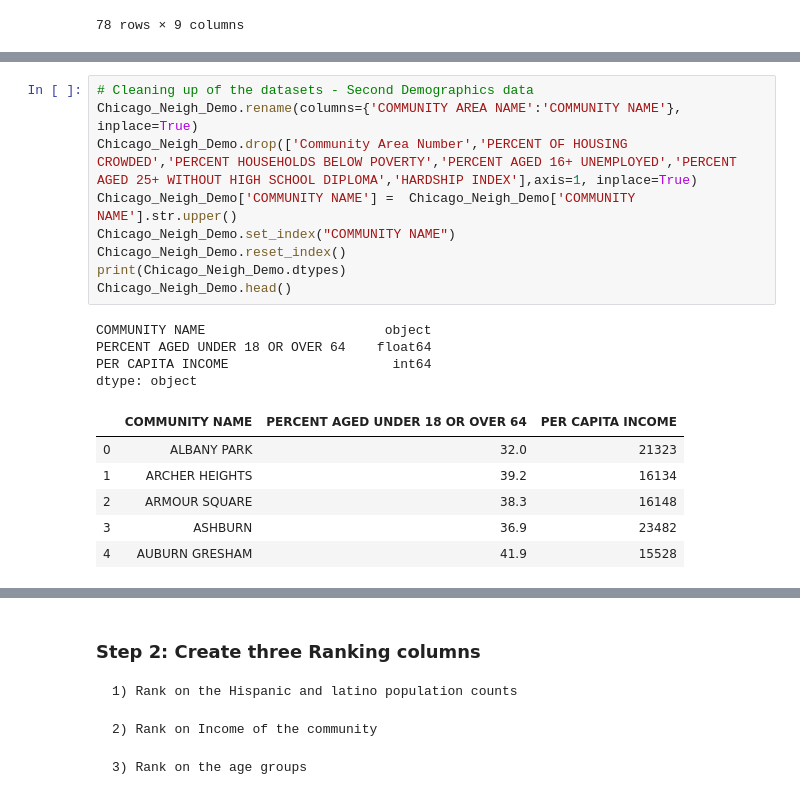
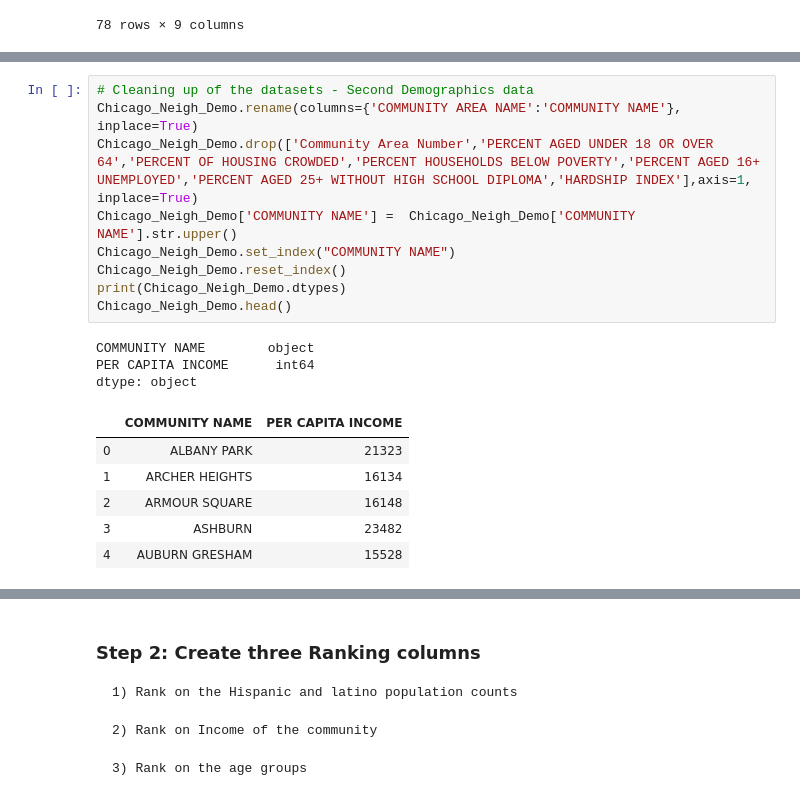
Before and after one commit to LRT-YASH/TestDSRepo, a Jupyter notebook: Week5_Final.ipynb, the cells around one changed output, grey strips where cells are left out. Drawn from its saved outputs; the diff is of its cells as text.

```diff
--- a/Week5_Final.ipynb
+++ b/Week5_Final.ipynb
@@ -115,23 +114,22 @@ Chicago_Neigh.shape
 # %%
 # Cleaning up of the datasets - Second Demographics data
 Chicago_Neigh_Demo.rename(columns={'COMMUNITY AREA NAME':'COMMUNITY NAME'}, inplace=True)
-Chicago_Neigh_Demo.drop(['Community Area Number','PERCENT OF HOUSING CROWDED','PERCENT HOUSEHOLDS BELOW POVERTY','PERCENT AGED 16+ UNEMPLOYED','PERCENT AGED 25+ WITHOUT HIGH SCHOOL DIPLOMA','HARDSHIP INDEX'],axis=1, inplace=True)
+Chicago_Neigh_Demo.drop(['Community Area Number','PERCENT AGED UNDER 18 OR OVER 64','PERCENT OF HOUSING CROWDED','PERCENT HOUSEHOLDS BELOW POVERTY','PERCENT AGED 16+ UNEMPLOYED','PERCENT AGED 25+ WITHOUT HIGH SCHOOL DIPLOMA','HARDSHIP INDEX'],axis=1, inplace=True)
 Chicago_Neigh_Demo['COMMUNITY NAME'] =  Chicago_Neigh_Demo['COMMUNITY NAME'].str.upper()
 Chicago_Neigh_Demo.set_index("COMMUNITY NAME")
 Chicago_Neigh_Demo.reset_index()
 print(Chicago_Neigh_Demo.dtypes)
 Chicago_Neigh_Demo.head()
 # %% [output]
-COMMUNITY NAME                       object
-PERCENT AGED UNDER 18 OR OVER 64    float64
-PER CAPITA INCOME                     int64
+COMMUNITY NAME        object
+PER CAPITA INCOME      int64
 dtype: object
-|  | COMMUNITY NAME | PERCENT AGED UNDER 18 OR OVER 64 | PER CAPITA INCOME |
-| 0 | ALBANY PARK | 32.0 | 21323 |
-| 1 | ARCHER HEIGHTS | 39.2 | 16134 |
-| 2 | ARMOUR SQUARE | 38.3 | 16148 |
-| 3 | ASHBURN | 36.9 | 23482 |
-| 4 | AUBURN GRESHAM | 41.9 | 15528 |
+|  | COMMUNITY NAME | PER CAPITA INCOME |
+| 0 | ALBANY PARK | 21323 |
+| 1 | ARCHER HEIGHTS | 16134 |
+| 2 | ARMOUR SQUARE | 16148 |
+| 3 | ASHBURN | 23482 |
+| 4 | AUBURN GRESHAM | 15528 |
 # %%
 # After careful research online, I couldnt find a geocodes dataset for the communities, however I found a shapefile with an option to export to a CSV. Downloaded the CSV and
 # altered the file to bring it to a format I need.
```
Also changed, not shown: parts of 19 cells of this notebook.
